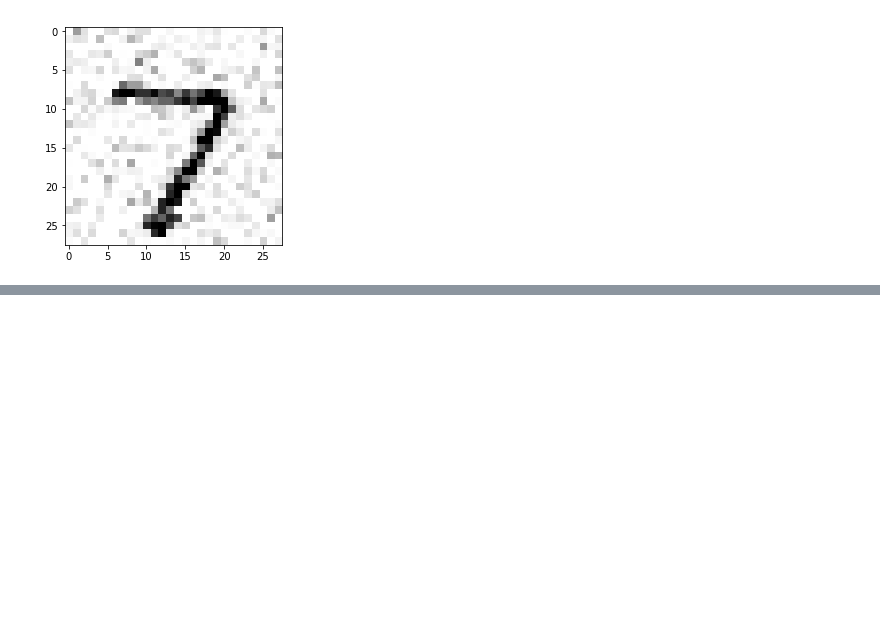
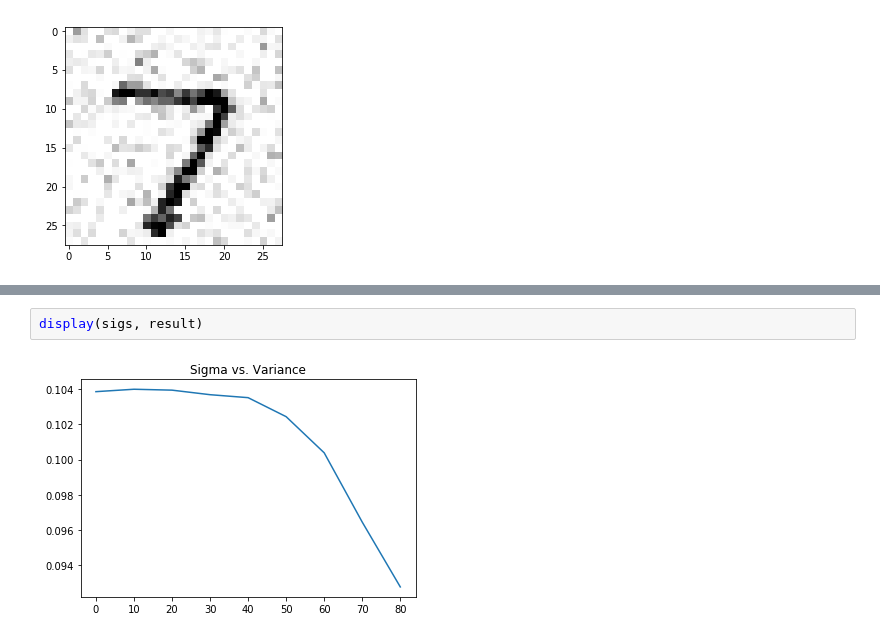
Before and after one commit to tyleryzhu/pallas-starter-project, a Jupyter notebook: Pallas Starter Project #3.ipynb, the cells around one changed output, grey strips where cells are left out. Drawn from its saved outputs; the diff is of its cells as text; blank space fills up the shorter version.

```diff
--- a/Pallas Starter Project #3.ipynb
+++ b/Pallas Starter Project #3.ipynb
@@ -351,0 +341,4 @@ display(sigs, result)
+# %%
+display(sigs, result)
+# %% [output]
+[figure, added]
```
Also changed, not shown: parts of 16 cells of this notebook.
